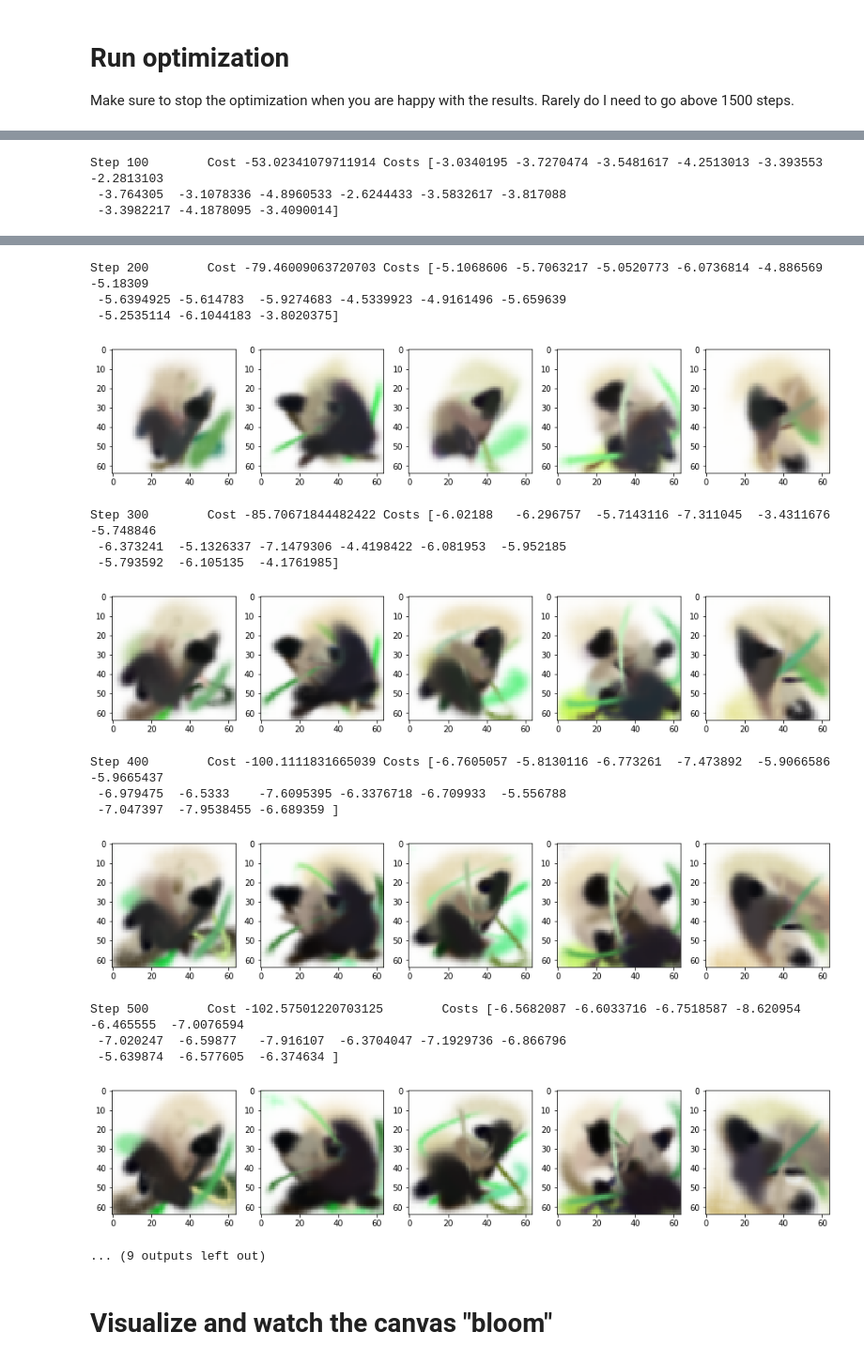
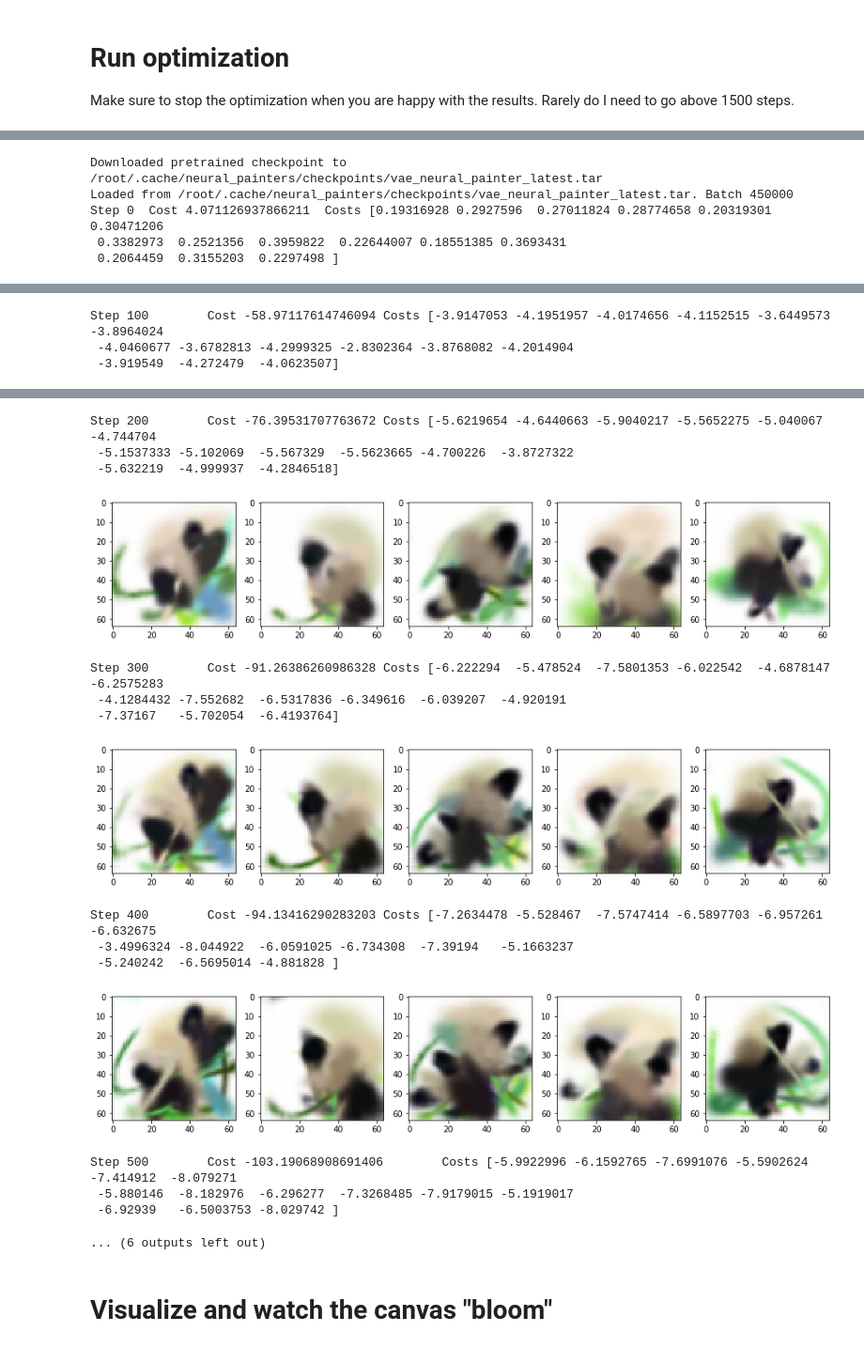
Before and after one commit to reiinakano/neural-painters-pytorch, a Jupyter notebook: notebooks/visualizing_imagenet.ipynb, the cells around one changed output, grey strips where cells are left out. Shown: that part at 94% size. Drawn from its saved outputs; the diff is of its cells as text; code cells hidden in the pictures.

```diff
--- a/notebooks/visualizing_imagenet.ipynb
+++ b/notebooks/visualizing_imagenet.ipynb
@@ -171,7 +171,7 @@ TILE_SIZE = 3
 #@markdown ### Choose which models are optimized *at the same time*:
 USE_INCEPTION_V1 = True #@param {type:"boolean"}
 USE_SQUEEZENET_1_1 = False #@param {type:"boolean"}
-USE_VGG_19 = False #@param {type:"boolean"}
+USE_VGG_19 = True #@param {type:"boolean"}
 USE_MOBILENET_V2 = True #@param {type:"boolean"}
 USE_RESNET_50 = True #@param {type:"boolean"}
 
@@ -243,7 +243,7 @@ for idx in range(1500):
   optimizer.zero_grad()
 
   # Generate final canvas with all strokes
-  output_canvas, _ = canvas(actions.sigmoid())
+  output_canvas, _ = canvas(actions)
   canvases.append(output_canvas.detach().cpu())
 
   # Image transformations
@@ -265,4 +265,5 @@ for idx in range(1500):
     print(f'Step {idx}\tCost {cost.item()}\tCosts {costs.detach().cpu().numpy()}')
     plot_images((output_canvas.detach().cpu().numpy() * 255).astype(np.uint8).transpose(0, 2, 3, 1))
     plt.show()
+    print('Make sure to stop the optimization when you are happy with the results')
 # %% [output]
@@ -273,0 +273,5 @@ Step 0  Cost 3.5678062438964844 Costs [0.22697908 0.3196479  0.20615865 0.385633
+Downloaded pretrained checkpoint to /root/.cache/neural_painters/checkpoints/vae_neural_painter_latest.tar
+Loaded from /root/.cache/neural_painters/checkpoints/vae_neural_painter_latest.tar. Batch 450000
+Step 0  Cost 4.071126937866211  Costs [0.19316928 0.2927596  0.27011824 0.28774658 0.20319301 0.30471206
+ 0.3382973  0.2521356  0.3959822  0.22644007 0.18551385 0.3693431
+ 0.2064459  0.3155203  0.2297498 ]
@@ -275,3 +279,3 @@ Step 0  Cost 3.5678062438964844 Costs [0.22697908 0.3196479  0.20615865 0.385633
-Step 100        Cost -53.02341079711914 Costs [-3.0340195 -3.7270474 -3.5481617 -4.2513013 -3.393553  -2.2813103
- -3.764305  -3.1078336 -4.8960533 -2.6244433 -3.5832617 -3.817088
- -3.3982217 -4.1878095 -3.4090014]
+Step 100        Cost -58.97117614746094 Costs [-3.9147053 -4.1951957 -4.0174656 -4.1152515 -3.6449573 -3.8964024
+ -4.0460677 -3.6782813 -4.2999325 -2.8302364 -3.8768082 -4.2014904
+ -3.919549  -4.272479  -4.0623507]
@@ -279,20 +283,19 @@ Step 100        Cost -53.02341079711914 Costs [-3.0340195 -3.7270474 -3.5481617
-Step 200        Cost -79.46009063720703 Costs [-5.1068606 -5.7063217 -5.0520773 -6.0736814 -4.886569  -5.18309
- -5.6394925 -5.614783  -5.9274683 -4.5339923 -4.9161496 -5.659639
- -5.2535114 -6.1044183 -3.8020375]
+Step 200        Cost -76.39531707763672 Costs [-5.6219654 -4.6440663 -5.9040217 -5.5652275 -5.040067  -4.744704
+ -5.1537333 -5.102069  -5.567329  -5.5623665 -4.700226  -3.8727322
+ -5.632219  -4.999937  -4.2846518]
-[figure, old version]
+[figure, new version]
-Step 300        Cost -85.70671844482422 Costs [-6.02188   -6.296757  -5.7143116 -7.311045  -3.4311676 -5.748846
- -6.373241  -5.1326337 -7.1479306 -4.4198422 -6.081953  -5.952185
- -5.793592  -6.105135  -4.1761985]
+Step 300        Cost -91.26386260986328 Costs [-6.222294  -5.478524  -7.5801353 -6.022542  -4.6878147 -6.2575283
+ -4.1284432 -7.552682  -6.5317836 -6.349616  -6.039207  -4.920191
+ -7.37167   -5.702054  -6.4193764]
-[figure, old version]
+[figure, new version]
-Step 400        Cost -100.1111831665039 Costs [-6.7605057 -5.8130116 -6.773261  -7.473892  -5.9066586 -5.9665437
- -6.979475  -6.5333    -7.6095395 -6.3376718 -6.709933  -5.556788
- -7.047397  -7.9538455 -6.689359 ]
+Step 400        Cost -94.13416290283203 Costs [-7.2634478 -5.528467  -7.5747414 -6.5897703 -6.957261  -6.632675
+ -3.4996324 -8.044922  -6.0591025 -6.734308  -7.39194   -5.1663237
+ -5.240242  -6.5695014 -4.881828 ]
-[figure, old version]
+[figure, new version]
-Step 500        Cost -102.57501220703125        Costs [-6.5682087 -6.6033716 -6.7518587 -8.620954  -6.465555  -7.0076594
- -7.020247  -6.59877   -7.916107  -6.3704047 -7.1929736 -6.866796
- -5.639874  -6.577605  -6.374634 ]
-[figure, removed]
-... (9 outputs left out)
+Step 500        Cost -103.19068908691406        Costs [-5.9922996 -6.1592765 -7.6991076 -5.5902624 -7.414912  -8.079271
+ -5.880146  -8.182976  -6.296277  -7.3268485 -7.9179015 -5.1919017
+ -6.92939   -6.5003753 -8.029742 ]
+... (6 outputs left out)
 # %% [markdown]
 # Visualize and watch the canvas "bloom"
 # %%
```
Also changed, not shown: parts of 9 cells of this notebook.
